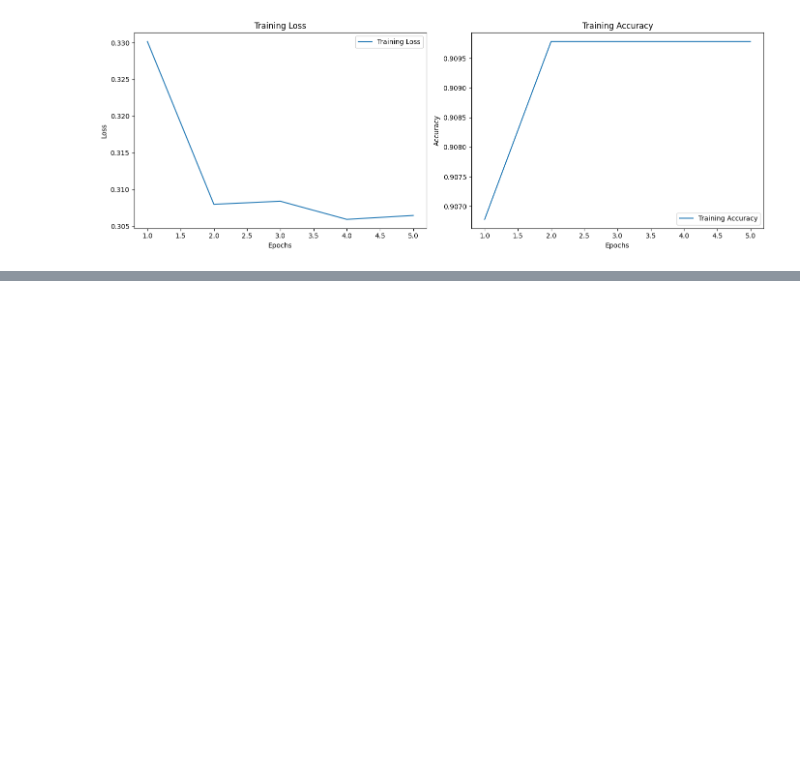
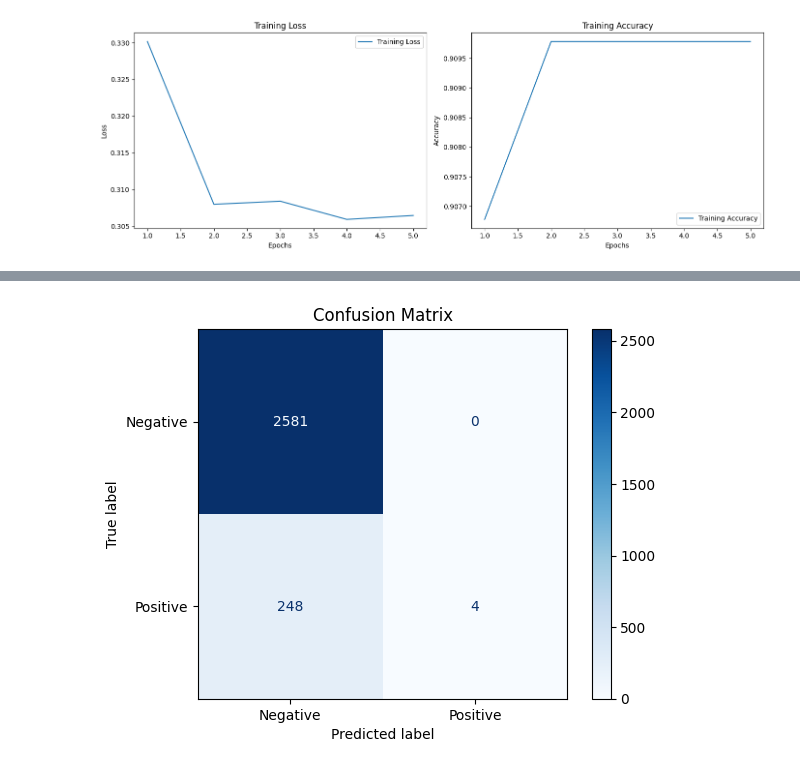
Before and after one commit to konstantinosmpouros/Bioinforming_the_youth_Hackathon, a Jupyter notebook: Protein analysis - Modeling.ipynb, the cells around one changed output, grey strips where cells are left out. Drawn from its saved outputs; the diff is of its cells as text; code cells hidden in the pictures; blank space fills up the shorter version.

Commit message:
Finally it predicts!!!!!!!!!

```diff
--- a/Protein analysis - Modeling.ipynb
+++ b/Protein analysis - Modeling.ipynb
@@ -500,0 +603,3 @@ hf.plot_history(history)
+# %%
+transformer_1 = Model(inputs=input_layer, outputs=outputs_layer)
+transformer_1.compile(optimizer=tf.keras.optimizers.Adam(), loss=tf.keras.losses.binary_crossentropy, metrics=["accuracy"])
@@ -500,0 +626,2 @@ hf.plot_history(history)
+# %%
+history = transformer_1.fit(sequences_2p_train, labels_2p_train, epochs=5, batch_size=32)
@@ -500,0 +639,2 @@ hf.plot_history(history)
+# %%
+predictions = transformer_1.predict(sequences_2p_test)
@@ -500,0 +643,2 @@ hf.plot_history(history)
+# %%
+predictions = hf.model_accuracy(labels_2p_test, predictions)
@@ -500,0 +659,4 @@ hf.plot_history(history)
+# %%
+hf.conf_matrix(labels_2p_test, predictions, '2_pair/2p_transformer_1_cm')
+# %% [output]
+[figure, added]
```
Also changed, not shown: parts of 23 cells of this notebook, 5 other files.
